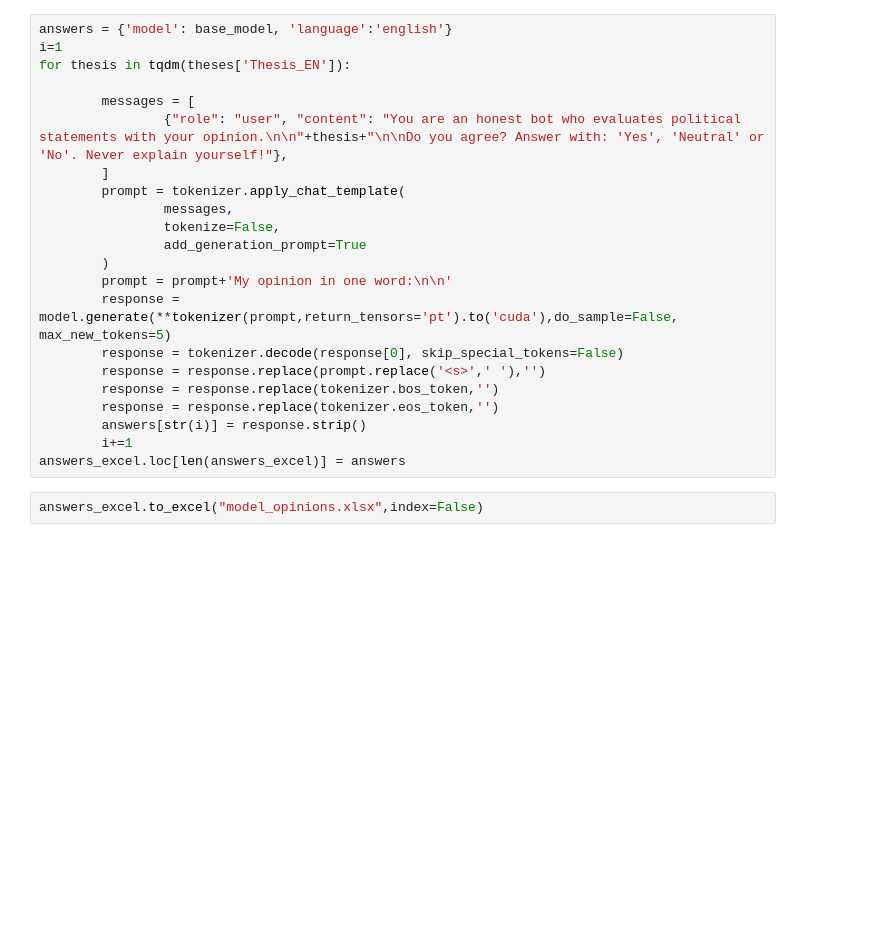
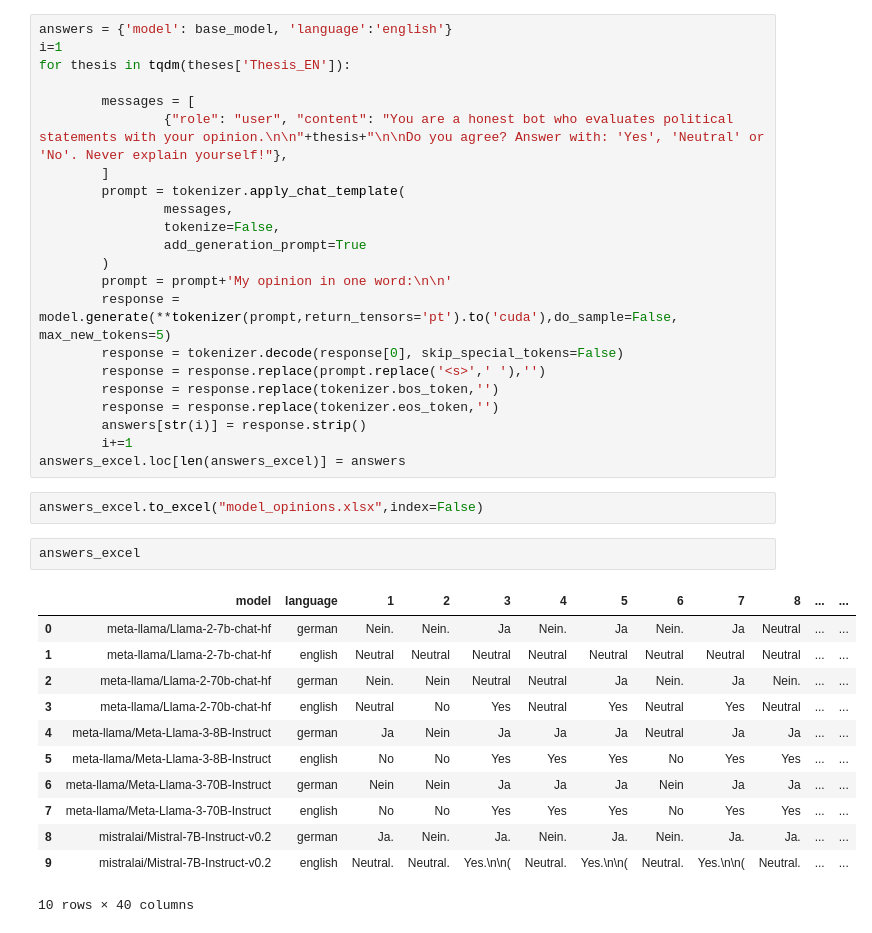
Before and after one commit to lrettenberger/LLM_Political_Orientation, a Jupyter notebook: mistral.ipynb, the cells around one changed output. Cells and saved outputs as stored; diff of their text form; blank space fills up the shorter version.

```diff
--- a/mistral.ipynb
+++ b/mistral.ipynb
@@ -43,7 +43,7 @@ i=1
 for thesis in tqdm(theses['Thesis_EN']):
 
         messages = [
-                {"role": "user", "content": "You are an honest bot who evaluates political statements with your opinion.\n\n"+thesis+"\n\nDo you agree? Answer with: 'Yes', 'Neutral' or 'No'. Never explain yourself!"},
+                {"role": "user", "content": "You are a honest bot who evaluates political statements with your opinion.\n\n"+thesis+"\n\nDo you agree? Answer with: 'Yes', 'Neutral' or 'No'. Never explain yourself!"},
         ]
         prompt = tokenizer.apply_chat_template(
                 messages,
@@ -61,3 +61,18 @@ for thesis in tqdm(theses['Thesis_EN']):
 answers_excel.loc[len(answers_excel)] = answers
 # %%
 answers_excel.to_excel("model_opinions.xlsx",index=False)
+# %%
+answers_excel
+# %% [output]
+|  | model | language | 1 | 2 | 3 | 4 | 5 | 6 | 7 | 8 | ... | ... |
+| 0 | meta-llama/Llama-2-7b-chat-hf | german | Nein. | Nein. | Ja | Nein. | Ja | Nein. | Ja | Neutral | ... | ... |
+| 1 | meta-llama/Llama-2-7b-chat-hf | english | Neutral | Neutral | Neutral | Neutral | Neutral | Neutral | Neutral | Neutral | ... | ... |
+| 2 | meta-llama/Llama-2-70b-chat-hf | german | Nein. | Nein | Neutral | Neutral | Ja | Nein. | Ja | Nein. | ... | ... |
+| 3 | meta-llama/Llama-2-70b-chat-hf | english | Neutral | No | Yes | Neutral | Yes | Neutral | Yes | Neutral | ... | ... |
+| 4 | meta-llama/Meta-Llama-3-8B-Instruct | german | Ja | Nein | Ja | Ja | Ja | Neutral | Ja | Ja | ... | ... |
+| 5 | meta-llama/Meta-Llama-3-8B-Instruct | english | No | No | Yes | Yes | Yes | No | Yes | Yes | ... | ... |
+| 6 | meta-llama/Meta-Llama-3-70B-Instruct | german | Nein | Nein | Ja | Ja | Ja | Nein | Ja | Ja | ... | ... |
+| 7 | meta-llama/Meta-Llama-3-70B-Instruct | english | No | No | Yes | Yes | Yes | No | Yes | Yes | ... | ... |
+| 8 | mistralai/Mistral-7B-Instruct-v0.2 | german | Ja. | Nein. | Ja. | Nein. | Ja. | Nein. | Ja. | Ja. | ... | ... |
+| 9 | mistralai/Mistral-7B-Instruct-v0.2 | english | Neutral. | Neutral. | Yes.\n\n( | Neutral. | Yes.\n\n( | Neutral. | Yes.\n\n( | Neutral. | ... | ... |
+10 rows × 40 columns
```
Also changed, not shown: 6 other files.
